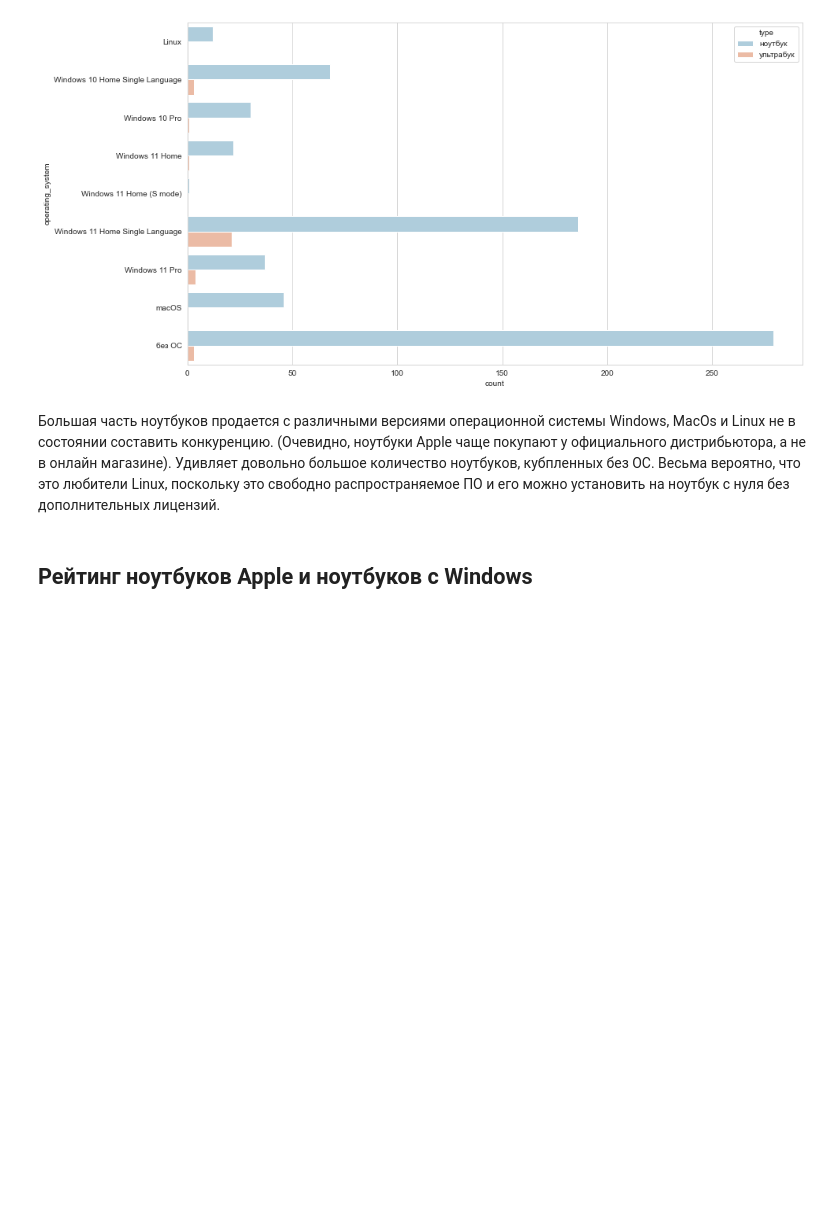
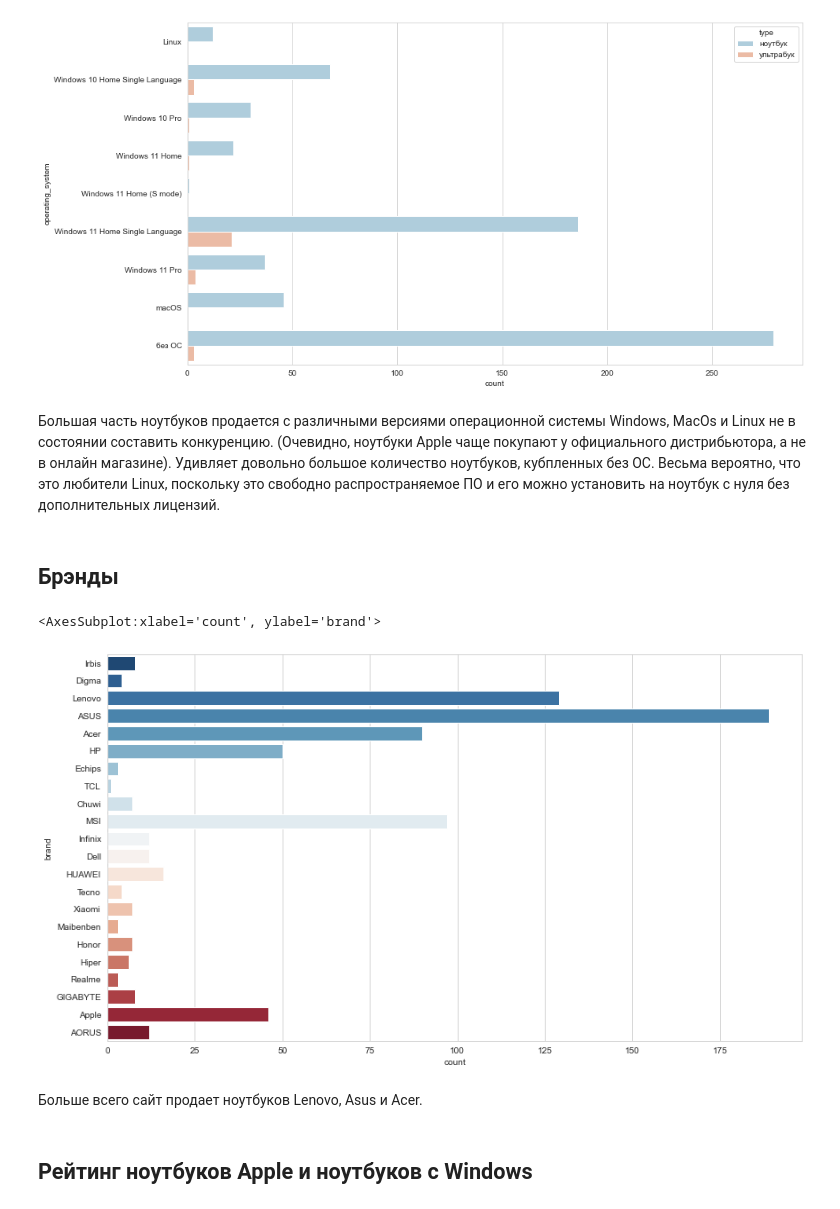
Before and after one commit to dmitryilyn/datathone22, a Jupyter notebook: datathone_22_dns_analysis.ipynb, the cells around one changed output. Cells and saved outputs as stored; diff of their text form; code cells hidden in the pictures; blank space fills up the shorter version.

```diff
--- a/datathone_22_dns_analysis.ipynb
+++ b/datathone_22_dns_analysis.ipynb
@@ -314,6 +325,17 @@ sns.countplot(y='operating_system', hue ='type', data=dns_laptop_df, palette='Rd
 [figure]
 # %% [markdown]
 Большая часть ноутбуков продается с различными версиями операционной системы Windows, MacOs и Linux не в состоянии составить конкуренцию. (Очевидно, ноутбуки Apple чаще покупают у официального дистрибьютора, а не в онлайн магазине). Удивляет довольно большое количество ноутбуков, кубпленных без ОС. Весьма вероятно, что это любители Linux, поскольку это свободно распространяемое ПО и его можно установить на ноутбук с нуля без дополнительных лицензий.
+# %% [markdown]
+## Брэнды
+# %%
+fig = plt.figure(figsize=(14,8))
+sns.set_style('whitegrid')
+sns.countplot(y='brand',data=dns_laptop_df, palette='RdBu_r')
+# %% [output]
+<AxesSubplot:xlabel='count', ylabel='brand'>
+[figure, added]
+# %% [markdown]
+Больше всего сайт продает ноутбуков Lenovo, Asus и Acer.
 # %% [markdown]
 ## Рейтинг ноутбуков Apple и ноутбуков с Windows
 # %%
```
Also changed, not shown: parts of 37 cells of this notebook, 1 other file.
